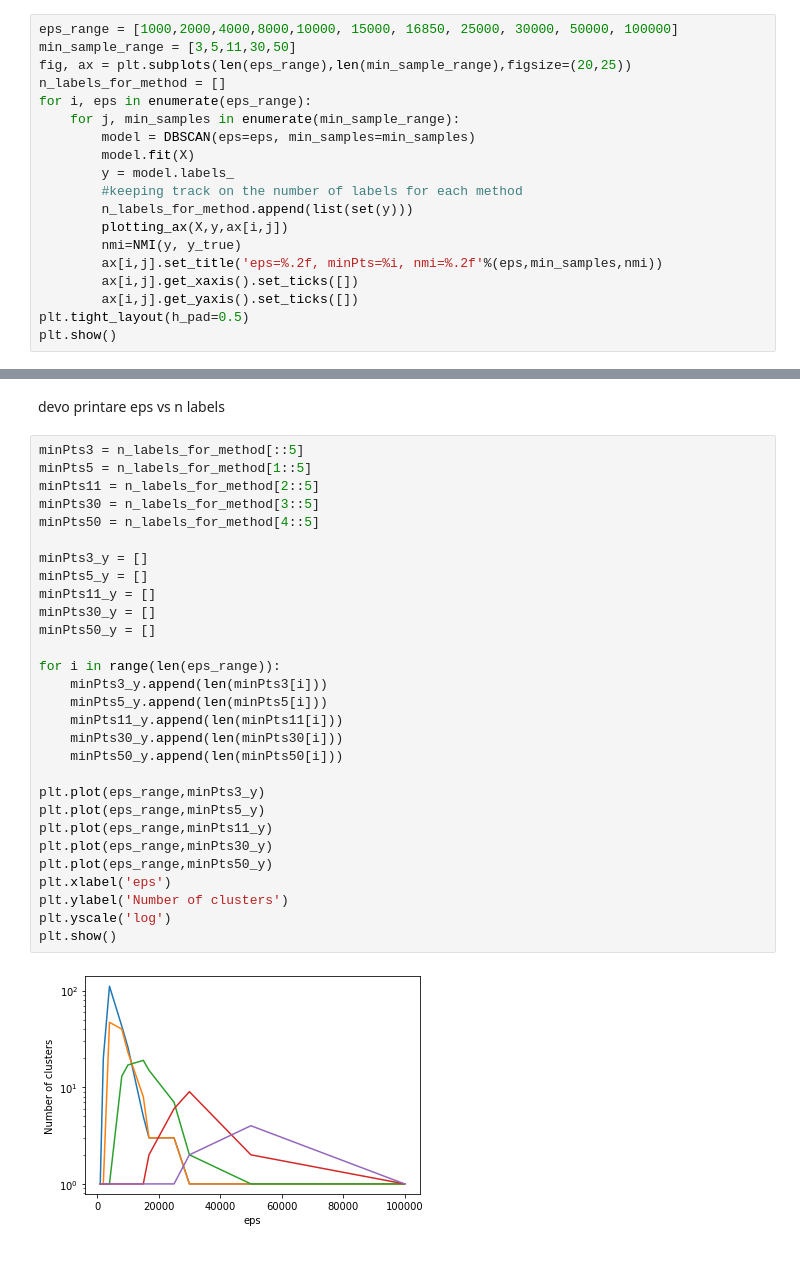
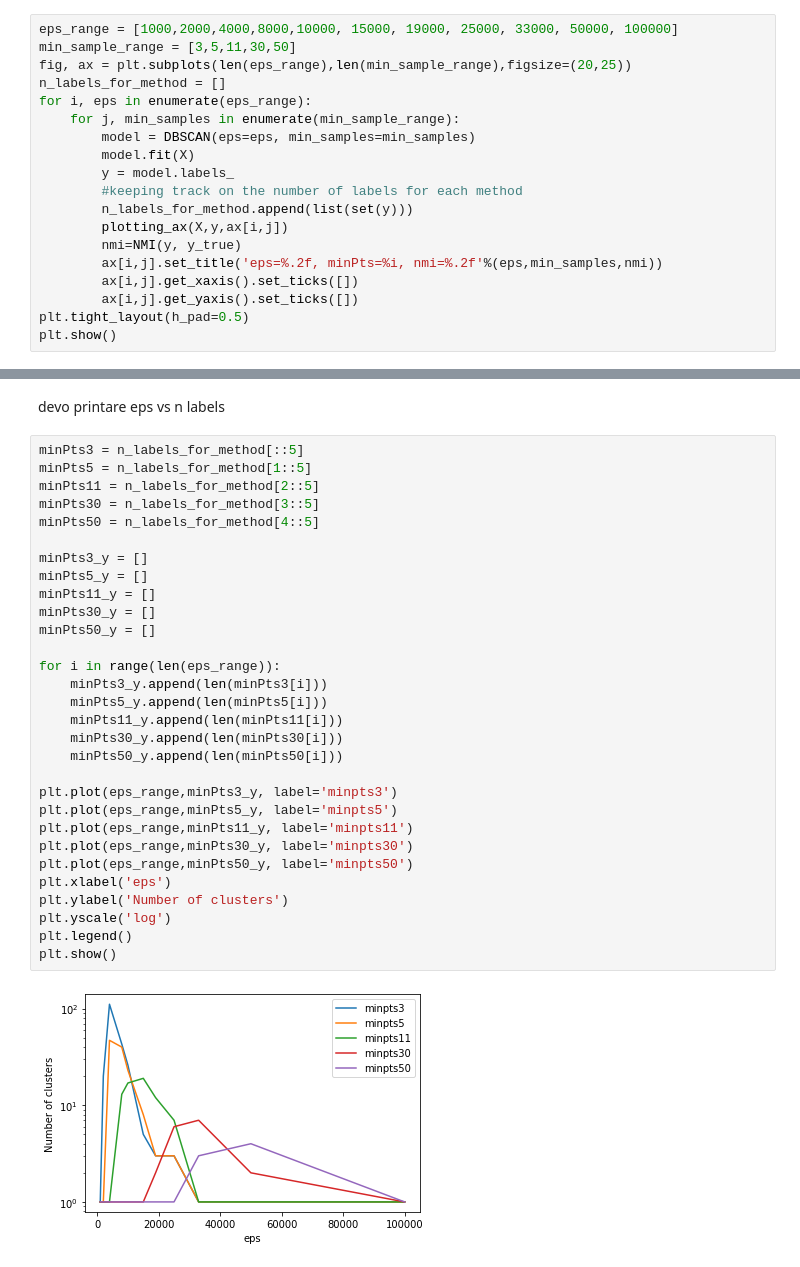
Before and after one commit to giuliacampesan/UniversityAssignments, a Jupyter notebook: 04_week/LoCPdown_week04.ipynb, the cells around one changed output, grey strips where cells are left out. Saved outputs shown, nothing was run; the diff lists cells and outputs as text.

```diff
--- a/04_week/LoCPdown_week04.ipynb
+++ b/04_week/LoCPdown_week04.ipynb
@@ -202,7 +233,7 @@ def plotting_ax(X, y, ax):
         pos = (y == yu)
         ax.scatter(X[pos,0], X[pos,1],c=cpalette[i%len(cpalette)],s=4)
 # %%
-eps_range = [1000,2000,4000,8000,10000, 15000, 16850, 25000, 30000, 50000, 100000]
+eps_range = [1000,2000,4000,8000,10000, 15000, 19000, 25000, 33000, 50000, 100000]
 min_sample_range = [3,5,11,30,50]
 fig, ax = plt.subplots(len(eps_range),len(min_sample_range),figsize=(20,25))
 n_labels_for_method = []
@@ -235,31 +260,32 @@ devo printare eps vs n labels
 # %%
 minPts3 = n_labels_for_method[::5]
 minPts5 = n_labels_for_method[1::5]
 minPts11 = n_labels_for_method[2::5]
 minPts30 = n_labels_for_method[3::5]
 minPts50 = n_labels_for_method[4::5]
 
 minPts3_y = []
 minPts5_y = []
 minPts11_y = []
 minPts30_y = []
 minPts50_y = []
 
 for i in range(len(eps_range)):
     minPts3_y.append(len(minPts3[i]))
     minPts5_y.append(len(minPts5[i]))
     minPts11_y.append(len(minPts11[i]))
     minPts30_y.append(len(minPts30[i]))
     minPts50_y.append(len(minPts50[i]))
 
-plt.plot(eps_range,minPts3_y)
-plt.plot(eps_range,minPts5_y)
-plt.plot(eps_range,minPts11_y)
-plt.plot(eps_range,minPts30_y)
-plt.plot(eps_range,minPts50_y)
+plt.plot(eps_range,minPts3_y, label='minpts3')
+plt.plot(eps_range,minPts5_y, label='minpts5')
+plt.plot(eps_range,minPts11_y, label='minpts11')
+plt.plot(eps_range,minPts30_y, label='minpts30')
+plt.plot(eps_range,minPts50_y, label='minpts50')
 plt.xlabel('eps')
 plt.ylabel('Number of clusters')
 plt.yscale('log')
+plt.legend()
 plt.show()
 # %% [output]
-[figure, old version]
+[figure, new version]
```
Also changed, not shown: parts of 10 cells of this notebook.
